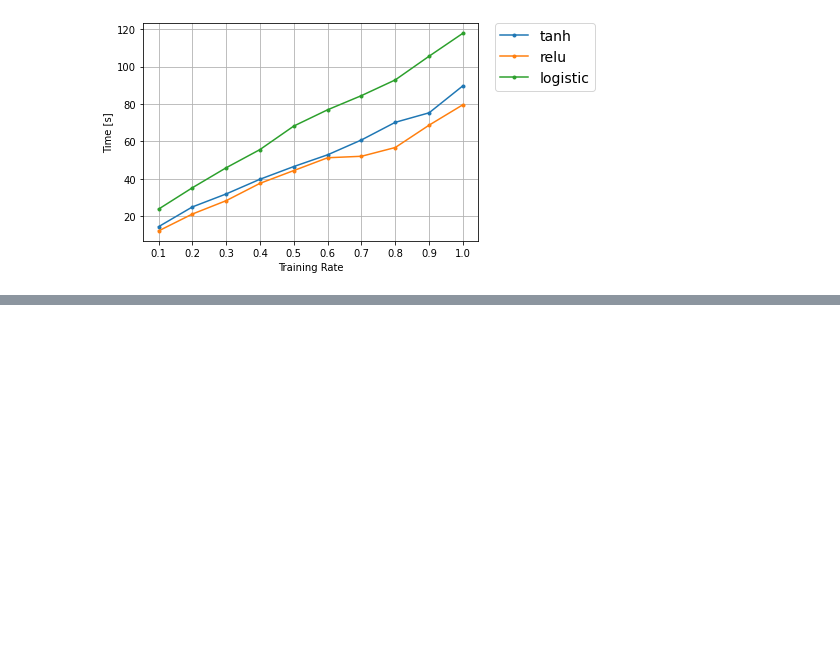
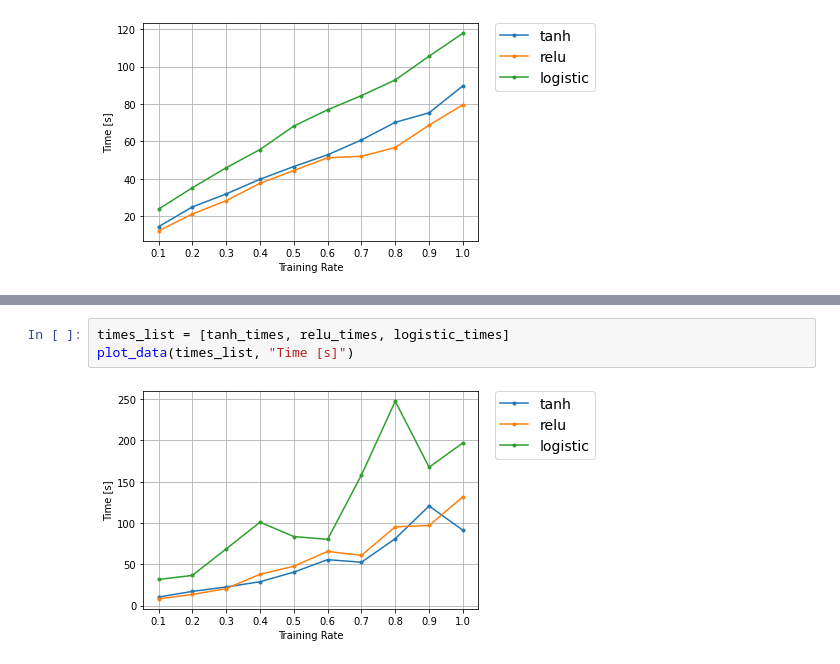
Before and after one commit to Kentkn192837/machine-learning, a Jupyter notebook: no2/plot.ipynb, the cells around one changed output, grey strips where cells are left out. Drawn from its saved outputs; the diff is of its cells as text; blank space fills up the shorter version.

```diff
--- a/no2/plot.ipynb
+++ b/no2/plot.ipynb
@@ -41,0 +74,5 @@ plot_data(times_list, "Time [s]")
+# %%
+times_list = [tanh_times, relu_times, logistic_times]
+plot_data(times_list, "Time [s]")
+# %% [output]
+[figure, added]
```
Also changed, not shown: parts of 7 cells of this notebook.
